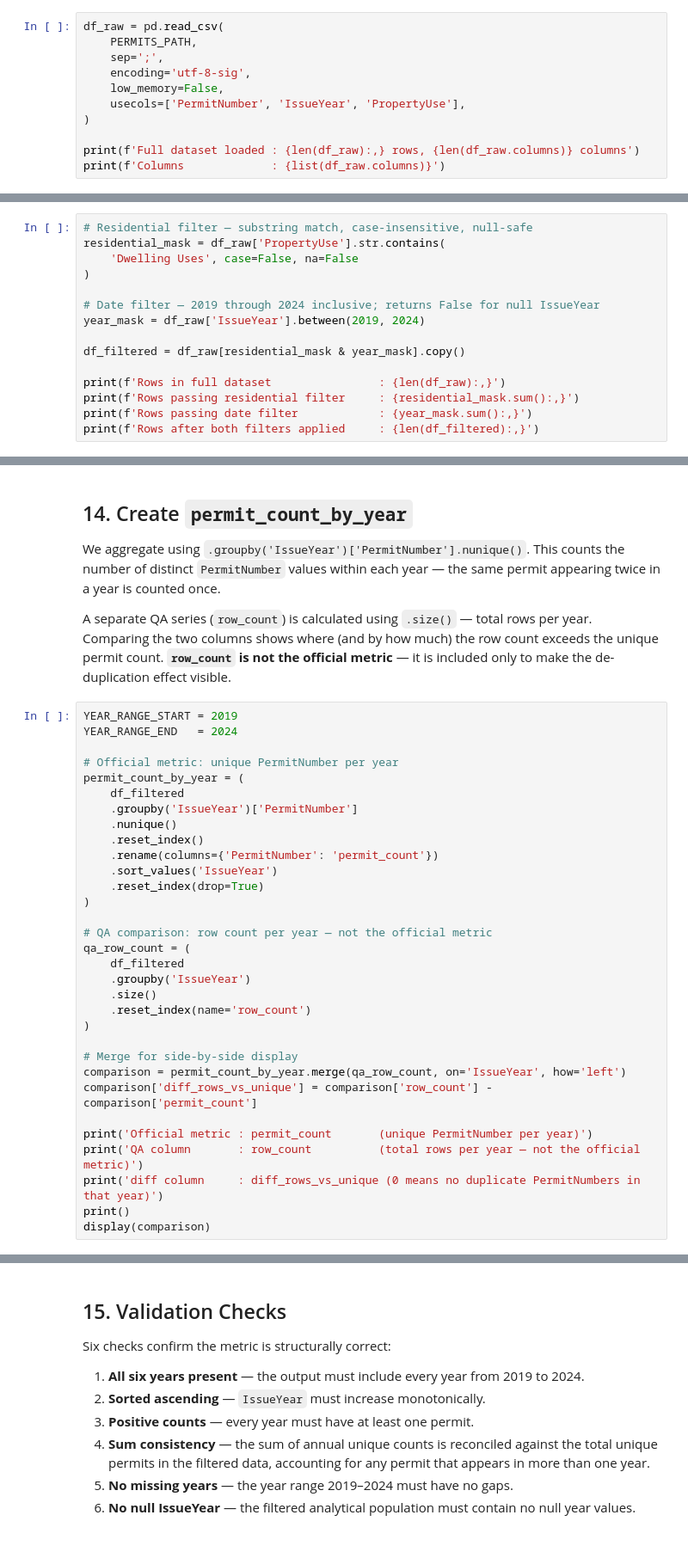
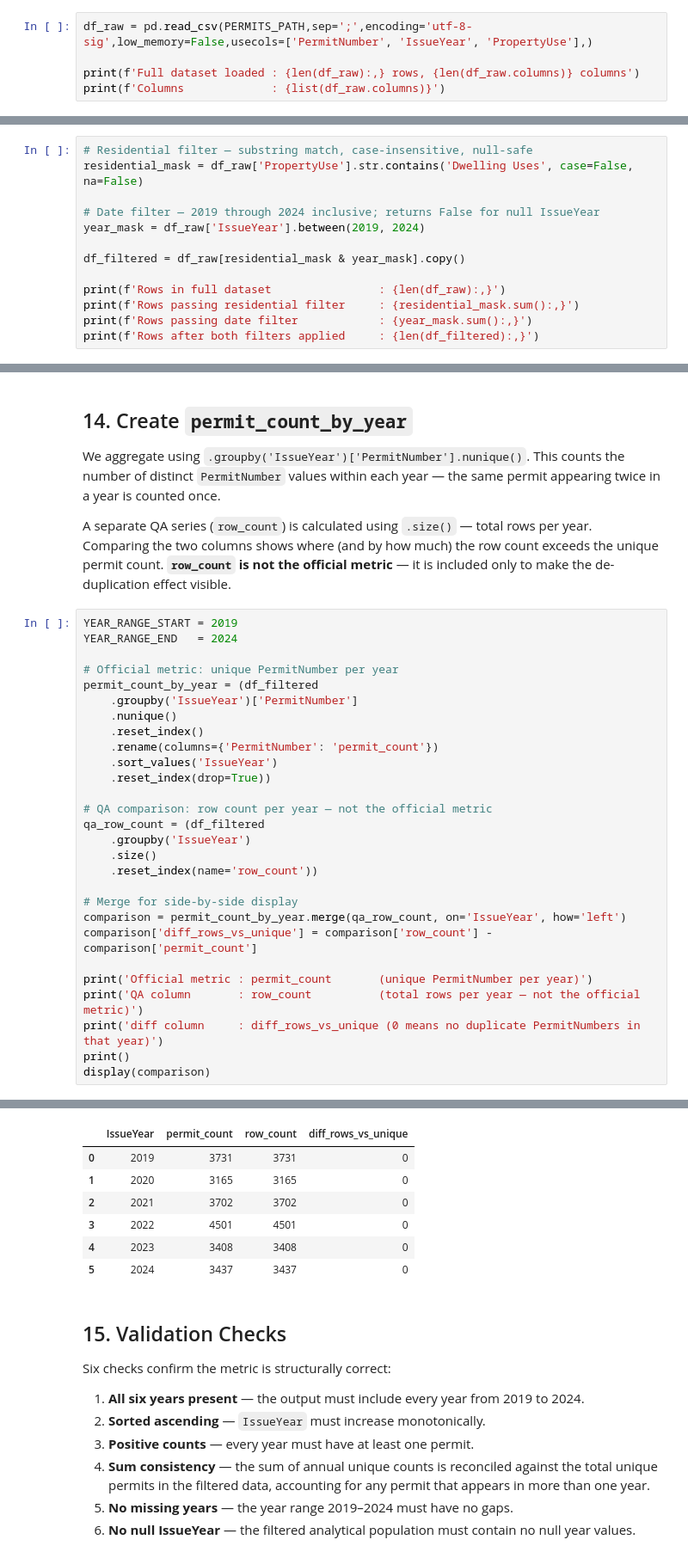
Before and after one commit to chvmdf/vancouver-property-value-housing-supply-analysis, a Jupyter notebook: notebooks/03_building_permits_preparation_and_analysis.ipynb, the cells around one changed output, grey strips where cells are left out. Shown at 86% size. Saved outputs shown, nothing was run; the diff lists cells and outputs as text.

Commit message:
Create and validate annual residential permit counts

```diff
--- a/notebooks/03_building_permits_preparation_and_analysis.ipynb
+++ b/notebooks/03_building_permits_preparation_and_analysis.ipynb
@@ -524,13 +524,7 @@ We load the complete permits file (all rows, no `nrows` limit) but restrict to o
 
 The `usecols` argument tells pandas to skip all other columns at read time. This cell depends on `PERMITS_PATH` defined in the setup cell above.
 # %%
-df_raw = pd.read_csv(
-    PERMITS_PATH,
-    sep=';',
-    encoding='utf-8-sig',
-    low_memory=False,
-    usecols=['PermitNumber', 'IssueYear', 'PropertyUse'],
-)
+df_raw = pd.read_csv(PERMITS_PATH,sep=';',encoding='utf-8-sig',low_memory=False,usecols=['PermitNumber', 'IssueYear', 'PropertyUse'],)
 
 print(f'Full dataset loaded : {len(df_raw):,} rows, {len(df_raw.columns)} columns')
 print(f'Columns             : {list(df_raw.columns)}')
@@ -540,9 +537,7 @@ print(f'Columns             : {list(df_raw.columns)}')
 Both filters are built as boolean masks and applied together in a single step. We use `.copy()` on the result so the filtered DataFrame is a standalone object — this avoids `SettingWithCopyWarning` if we add columns to it later.
 # %%
 # Residential filter — substring match, case-insensitive, null-safe
-residential_mask = df_raw['PropertyUse'].str.contains(
-    'Dwelling Uses', case=False, na=False
-)
+residential_mask = df_raw['PropertyUse'].str.contains('Dwelling Uses', case=False, na=False)
 
 # Date filter — 2019 through 2024 inclusive; returns False for null IssueYear
 year_mask = df_raw['IssueYear'].between(2019, 2024)
@@ -598,23 +604,19 @@ YEAR_RANGE_START = 2019
 YEAR_RANGE_END   = 2024
 
 # Official metric: unique PermitNumber per year
-permit_count_by_year = (
-    df_filtered
+permit_count_by_year = (df_filtered
     .groupby('IssueYear')['PermitNumber']
     .nunique()
     .reset_index()
     .rename(columns={'PermitNumber': 'permit_count'})
     .sort_values('IssueYear')
-    .reset_index(drop=True)
-)
+    .reset_index(drop=True))
 
 # QA comparison: row count per year — not the official metric
-qa_row_count = (
-    df_filtered
+qa_row_count = (df_filtered
     .groupby('IssueYear')
     .size()
-    .reset_index(name='row_count')
-)
+    .reset_index(name='row_count'))
 
 # Merge for side-by-side display
 comparison = permit_count_by_year.merge(qa_row_count, on='IssueYear', how='left')
@@ -625,3 +627,4 @@ print('QA column       : row_count          (total rows per year — not the off
 print('diff column     : diff_rows_vs_unique (0 means no duplicate PermitNumbers in that year)')
 print()
 display(comparison)
+# %% [output]
@@ -628,3 +634,10 @@ display(comparison)
+|  | IssueYear | permit_count | row_count | diff_rows_vs_unique |
+| 0 | 2019 | 3731 | 3731 | 0 |
+| 1 | 2020 | 3165 | 3165 | 0 |
+| 2 | 2021 | 3702 | 3702 | 0 |
+| 3 | 2022 | 4501 | 4501 | 0 |
+| 4 | 2023 | 3408 | 3408 | 0 |
+| 5 | 2024 | 3437 | 3437 | 0 |
 # %% [markdown]
 ## 15. Validation Checks
 
```
Also changed, not shown: parts of 8 cells of this notebook.
